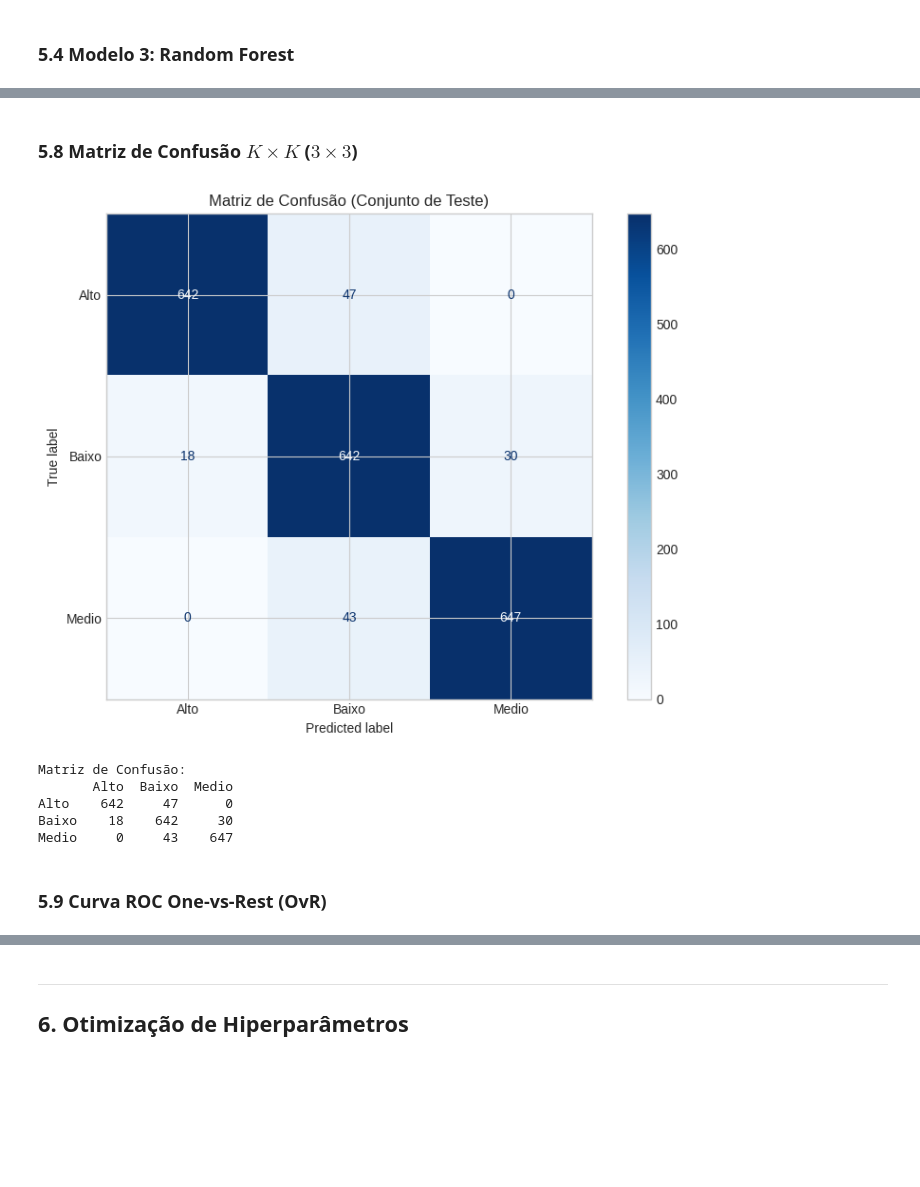
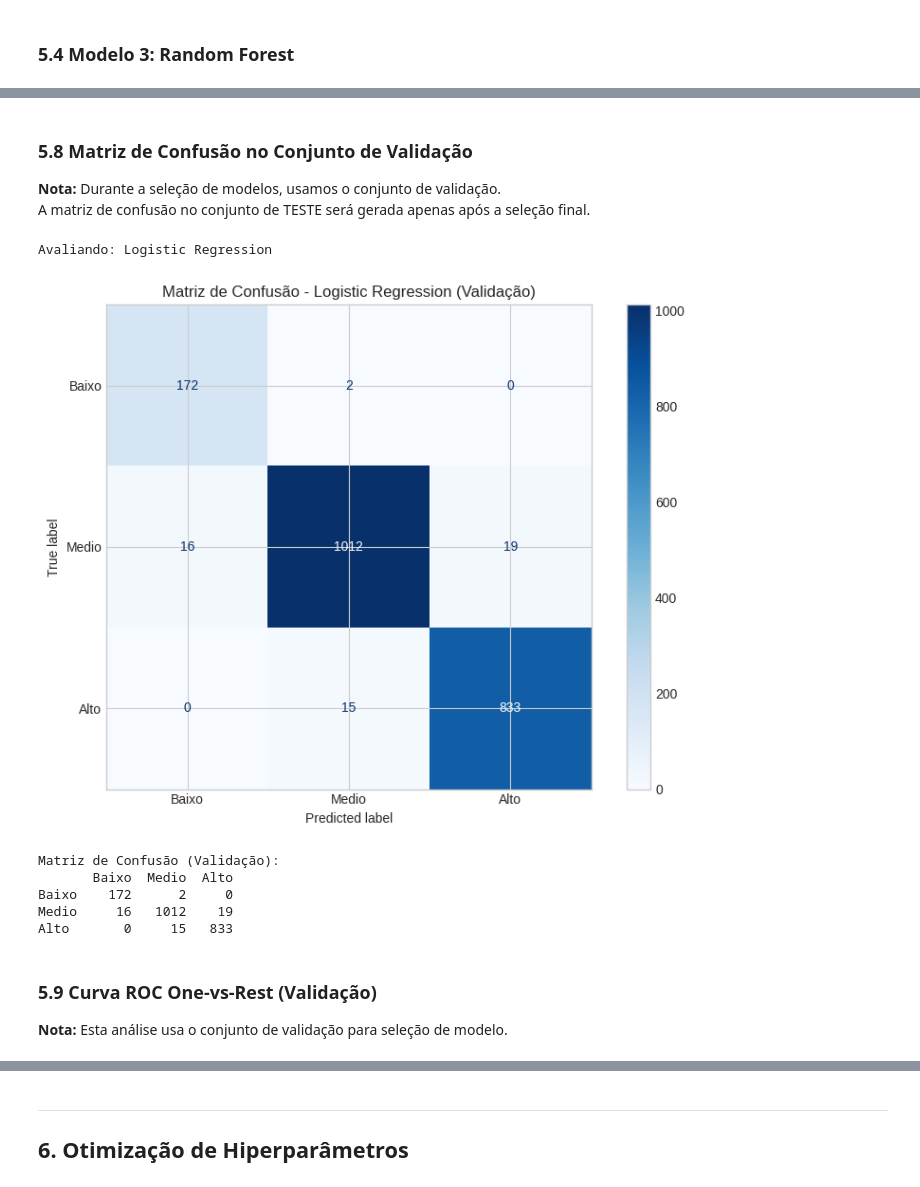
Before and after one commit to JaumGabriell/testesC318, a Jupyter notebook: notebooks/main_analysis.ipynb, the cells around one changed output, grey strips where cells are left out. Saved outputs shown, nothing was run; the diff lists cells and outputs as text; code cells hidden in the pictures; blank space fills up the shorter version.

```diff
--- a/notebooks/main_analysis.ipynb
+++ b/notebooks/main_analysis.ipynb
@@ -815,0 +975,20 @@ TESTE:
+# %%
+from sklearn.svm import SVC
+
+# Treinar modelo SVM com kernel RBF
+svm_model = SVC(
+    kernel='rbf',
+    C=1.0,
+    gamma='scale',
+    random_state=SEED,
+    probability=True  # Necessário para predict_proba (ROC curve)
+)
+svm_model.fit(X_train_processed, y_train)
+
+# Avaliar
+svm_results = evaluate_model(
+    svm_model,
+    X_train_processed, X_validation_processed,
+    y_train, y_validation,
+    'SVM (RBF)'
+)
@@ -975,37 +1203,44 @@ XGBoost: F1-macro = 0.9293 (+/- 0.0038)
-# %% [markdown]
-### 5.8 Matriz de Confusão $K \times K$ ($3 \times 3$)
+# %% [markdown]
+### 5.8 Matriz de Confusão no Conjunto de Validação
+
+**Nota:** Durante a seleção de modelos, usamos o conjunto de validação.
+A matriz de confusão no conjunto de TESTE será gerada apenas após a seleção final.
 # %%
-# Escolher o melhor modelo (ex: XGBoost)
-best_model = xgb_model  # ou rf_model, lr_model
+# Usar o melhor modelo selecionado via CV (definido na célula 59)
+print(f"Avaliando: {best_cv_model_name}")
 
-# Previsões no conjunto de TESTE
-y_test_pred = best_model.predict(X_test_processed)
+# Previsões no conjunto de VALIDAÇÃO (não teste!)
+# O pipeline inclui o preprocessador, então usamos X_validation (raw)
+y_val_pred = best_cv_model_pipeline.predict(X_validation)
 
 # Matriz de confusão
-cm = confusion_matrix(y_test, y_test_pred)
+cm_val = confusion_matrix(y_validation, y_val_pred)
 
-# Nomes das classes
-class_names = label_encoder.classes_  # ['Alto', 'Baixo', 'Medio']
+# Nomes das classes (do target_mapping: {0: 'Baixo', 1: 'Medio', 2: 'Alto'})
+class_names = [target_mapping[i] for i in range(len(target_mapping))]
 
 # Visualização
 fig, ax = plt.subplots(figsize=(8, 6))
-disp = ConfusionMatrixDisplay(confusion_matrix=cm, display_labels=class_names)
+disp = ConfusionMatrixDisplay(confusion_matrix=cm_val, display_labels=class_names)
 disp.plot(ax=ax, cmap='Blues', values_format='d')
-plt.title('Matriz de Confusão (Conjunto de Teste)')
+plt.title(f'Matriz de Confusão - {best_cv_model_name} (Validação)')
 plt.tight_layout()
-plt.savefig('../reports/confusion_matrix.png', dpi=150, bbox_inches='tight')
+plt.savefig('../reports/confusion_matrix_validation.png', dpi=150, bbox_inches='tight')
 plt.show()
 
 # Exibir valores
-print("\nMatriz de Confusão:")
-print(pd.DataFrame(cm, index=class_names, columns=class_names))
+print("\nMatriz de Confusão (Validação):")
+print(pd.DataFrame(cm_val, index=class_names, columns=class_names))
 # %% [output]
+Avaliando: Logistic Regression
-[figure, old version]
+[figure, new version]
-Matriz de Confusão:
-       Alto  Baixo  Medio
-Alto    642     47      0
-Baixo    18    642     30
-Medio     0     43    647
+Matriz de Confusão (Validação):
+       Baixo  Medio  Alto
+Baixo    172      2     0
+Medio     16   1012    19
+Alto       0     15   833
 # %% [markdown]
-### 5.9 Curva ROC One-vs-Rest (OvR)
+### 5.9 Curva ROC One-vs-Rest (Validação)
+
+**Nota:** Esta análise usa o conjunto de validação para seleção de modelo.
 # %%
```
Also changed, not shown: parts of 53 cells of this notebook, 14 other files.
